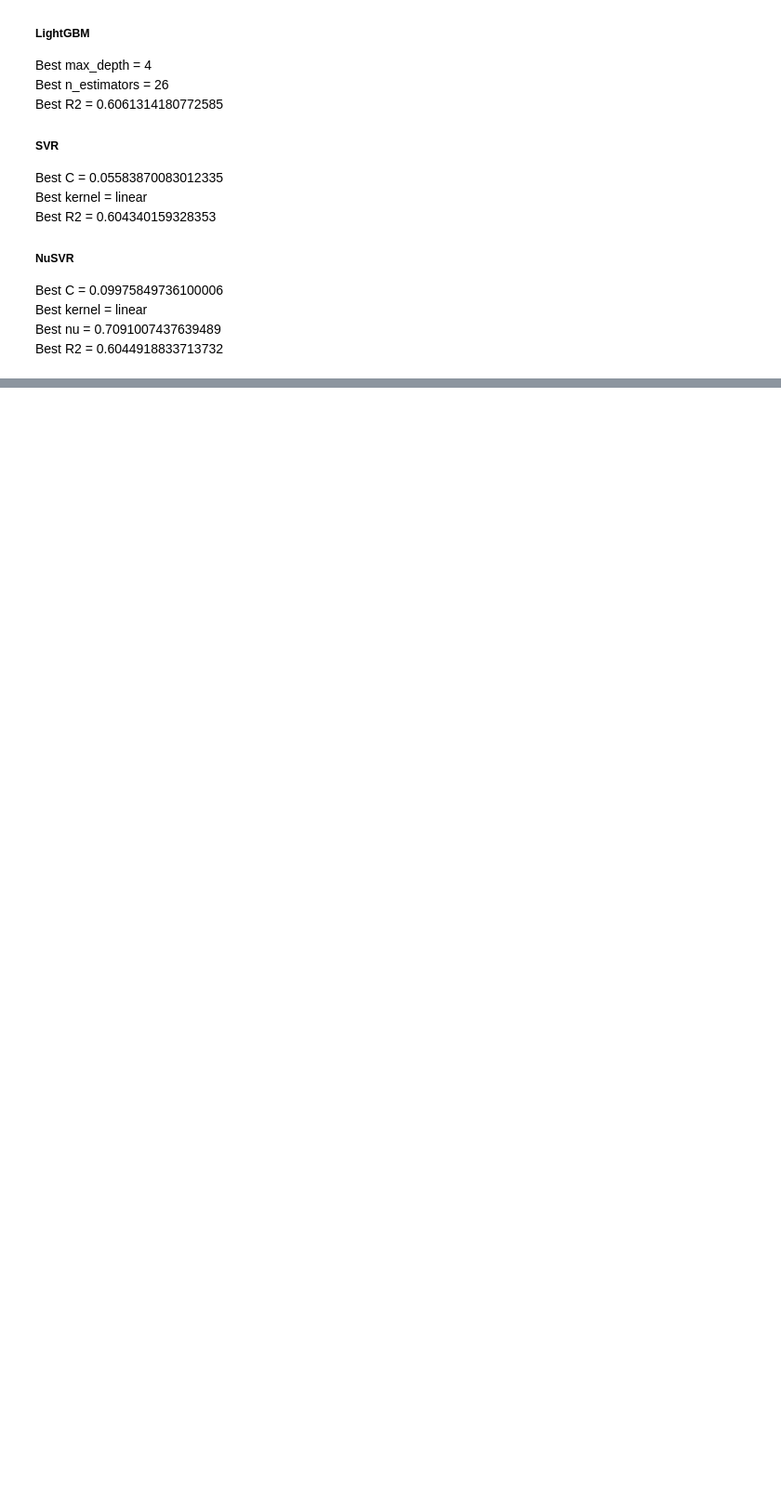
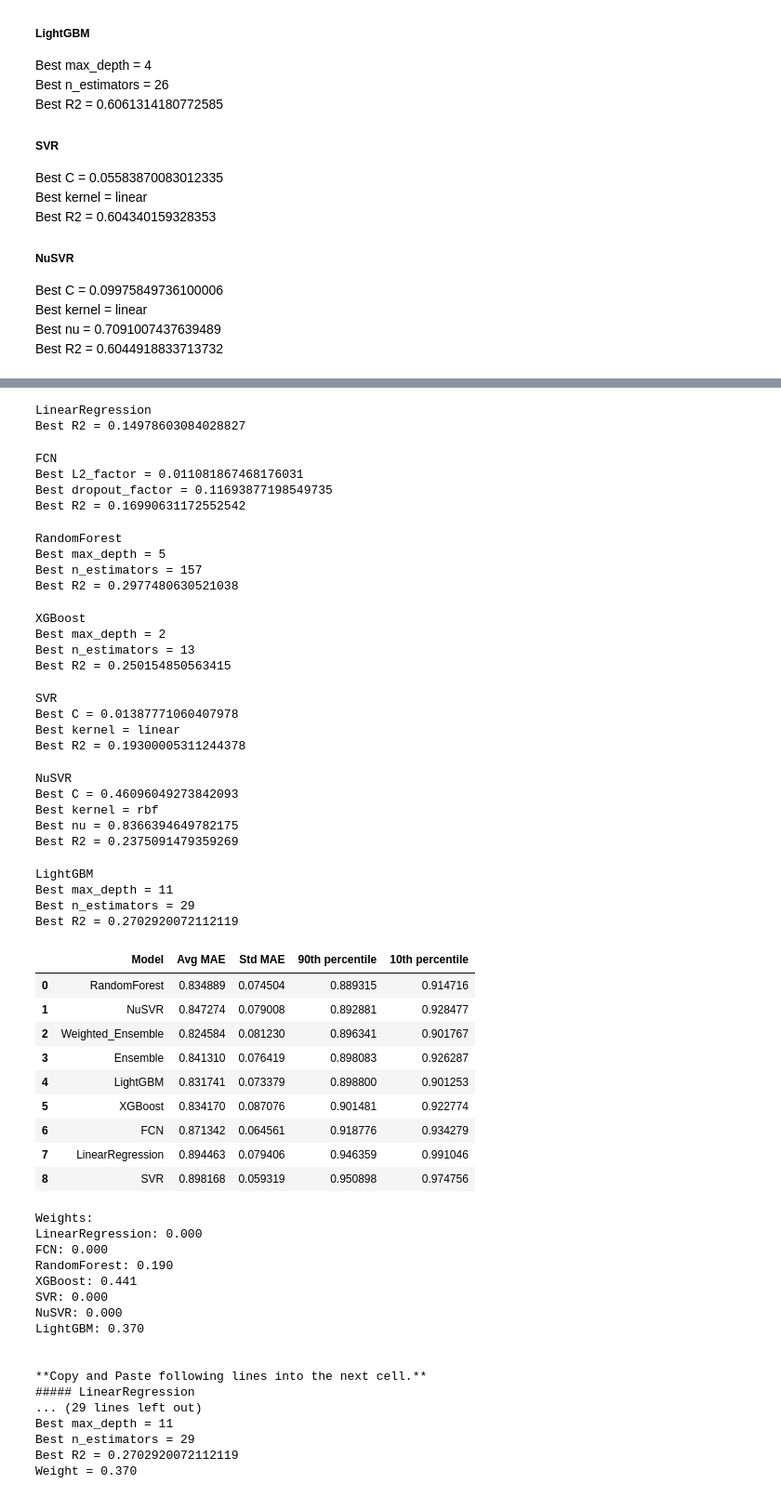
Before and after one commit to skyjadel/Taipower, a Jupyter notebook: Forecast_to_Weather_obs_Hyperparameter.ipynb, the cells around one changed output, grey strips where cells are left out. Shown at 93% size. Cells and saved outputs as stored; diff of their text form; code cells hidden in the pictures; blank space fills up the shorter version.

```diff
--- a/Forecast_to_Weather_obs_Hyperparameter.ipynb
+++ b/Forecast_to_Weather_obs_Hyperparameter.ipynb
@@ -969,3 +798,71 @@ Best R2 = 0.22883886740979453
+# %%
+Y_feature = '最低氣溫'
+model_xcols = {
+    'LinearRegression': ['溫度'],
+    'FCN': ['溫度'],
+    'RandomForest': ['溫度'],
+    'XGBoost': ['溫度'],
+    'SVR': ['溫度'],
+    'NuSVR': ['溫度'],
+    'LightGBM': ['溫度'],
+}
+
+flow_control(Y_feature, model_xcols, forecast_obs_df, speed_test=speed_test)
+# %% [output]
+LinearRegression
+Best R2 = 0.14978603084028827
+FCN
+Best L2_factor = 0.011081867468176031
+Best dropout_factor = 0.11693877198549735
+Best R2 = 0.16990631172552542
+RandomForest
+Best max_depth = 5
+Best n_estimators = 157
+Best R2 = 0.2977480630521038
+XGBoost
+Best max_depth = 2
+Best n_estimators = 13
+Best R2 = 0.250154850563415
+SVR
+Best C = 0.01387771060407978
+Best kernel = linear
+Best R2 = 0.19300005311244378
+NuSVR
+Best C = 0.46096049273842093
+Best kernel = rbf
+Best nu = 0.8366394649782175
+Best R2 = 0.2375091479359269
+LightGBM
+Best max_depth = 11
+Best n_estimators = 29
+Best R2 = 0.2702920072112119
+|  | Model | Avg MAE | Std MAE | 90th percentile | 10th percentile |
+| 0 | RandomForest | 0.834889 | 0.074504 | 0.889315 | 0.914716 |
+| 1 | NuSVR | 0.847274 | 0.079008 | 0.892881 | 0.928477 |
+| 2 | Weighted_Ensemble | 0.824584 | 0.081230 | 0.896341 | 0.901767 |
+| 3 | Ensemble | 0.841310 | 0.076419 | 0.898083 | 0.926287 |
+| 4 | LightGBM | 0.831741 | 0.073379 | 0.898800 | 0.901253 |
+| 5 | XGBoost | 0.834170 | 0.087076 | 0.901481 | 0.922774 |
+| 6 | FCN | 0.871342 | 0.064561 | 0.918776 | 0.934279 |
+| 7 | LinearRegression | 0.894463 | 0.079406 | 0.946359 | 0.991046 |
+| 8 | SVR | 0.898168 | 0.059319 | 0.950898 | 0.974756 |
+Weights:
+LinearRegression: 0.000
+FCN: 0.000
+RandomForest: 0.190
+XGBoost: 0.441
+SVR: 0.000
+NuSVR: 0.000
+LightGBM: 0.370
+
+
+**Copy and Paste following lines into the next cell.**
+##### LinearRegression
+... (29 lines left out)
+Best max_depth = 11
+Best n_estimators = 29
+Best R2 = 0.2702920072112119
+Weight = 0.370
 # %% [markdown]
 ##### FCN
 Best L2_factor = 0.006578980595757985
```
Also changed, not shown: parts of 87 cells of this notebook, 6 other files.
